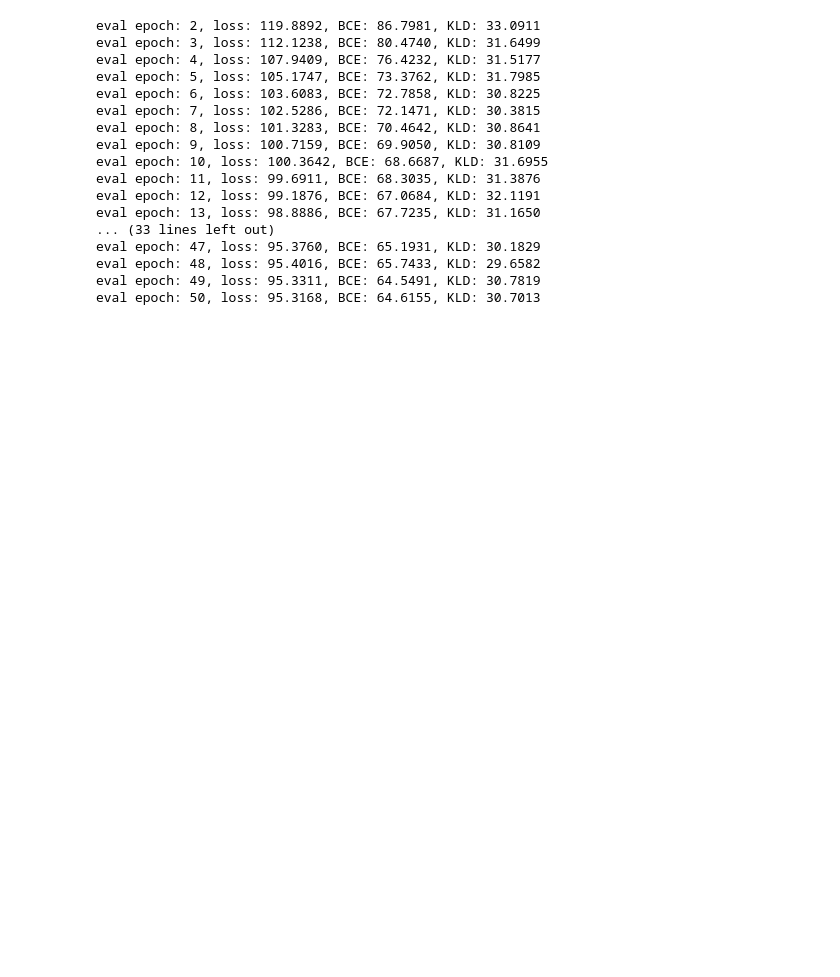
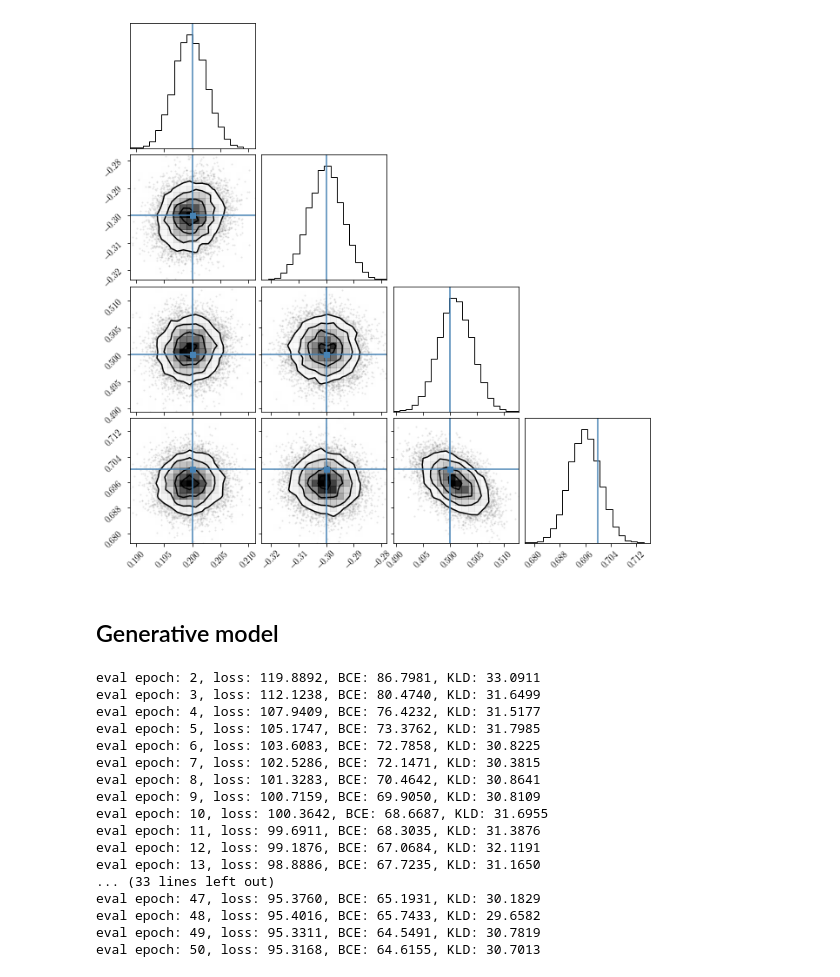
Before and after one commit to smsharma/deep-prob-prog-tutorials, a Jupyter notebook: 02_deep_prob_prog.ipynb, the cells around one changed output. Saved outputs shown, nothing was run; the diff lists cells and outputs as text; code cells hidden in the pictures; blank space fills up the shorter version.

```diff
--- a/02_deep_prob_prog.ipynb
+++ b/02_deep_prob_prog.ipynb
@@ -31 +243,37 @@ import optax
+# %%
+def model(image):
+    """ Model definition in Pyro
+    """
+
+    # Stochastic nodes
+    theta_x_0 = numpyro.sample("theta_x_0", dist.Uniform(0., 0.5))
+    theta_y_0 = numpyro.sample("theta_y_0", dist.Normal(0., 0.5))
+    theta_E = numpyro.sample("theta_E", dist.Uniform(0.1, 2.0))
+    q = numpyro.sample("q", dist.Uniform(0.5, 0.99))
+
+    # Deterministic node
+    mu_pred = numpyro.deterministic("mu_pred", lensing_simulator(theta_x_0, theta_y_0, theta_E, q))
+
+    # N different independent observations
+    with numpyro.plate_stack('observed_data', image.shape, rightmost_dim=-1):
+        return numpyro.sample("obs", dist.Poisson(mu_pred), obs=image)
+# %%
+# Define a guide
+guide = autoguide.AutoMultivariateNormal(model)
+# %%
+optimizer = numpyro.optim.Adam(0.001)
+svi = SVI(model, guide, optimizer, Trace_ELBO())
+svi_results = svi.run(jax.random.PRNGKey(1), 10000, lensed_image)
+params = svi_results.params
+# %%
+samples_svi = guide.sample_posterior(rng_key=jax.random.PRNGKey(0), params=params, sample_shape=(10000,))
+samples_svi = np.array([samples_svi['theta_x_0'], samples_svi['theta_y_0'], samples_svi['theta_E'], samples_svi['q'] ]).T
+# %%
+import corner
+
+corner.corner(samples_svi, truths=[0.2, -0.3, 0.5, 0.7]);
+# %% [output]
+[figure, added]
+# %% [markdown]
+## Generative model
 # %%
```
Also changed, not shown: parts of 18 cells of this notebook, 1 other file.
